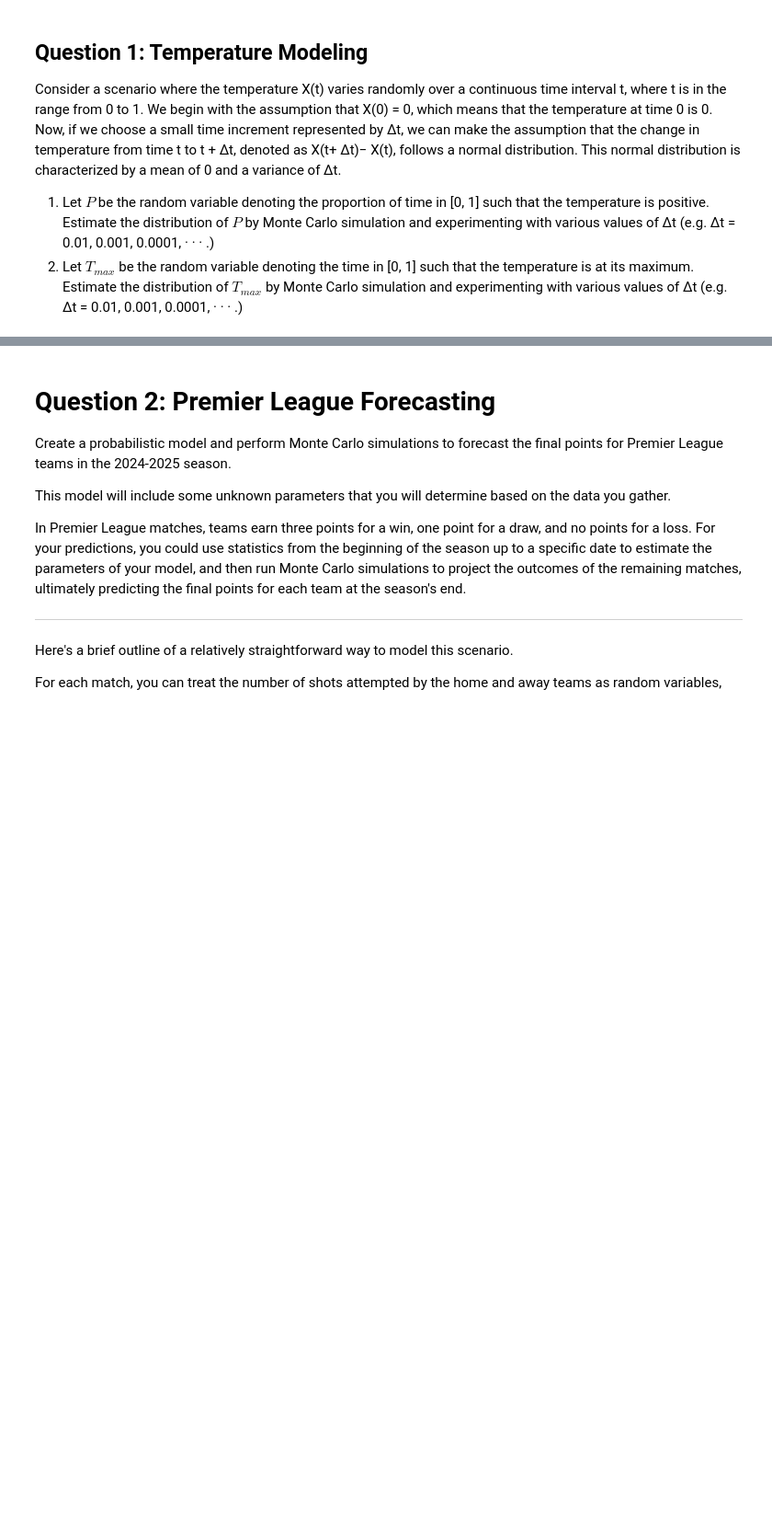
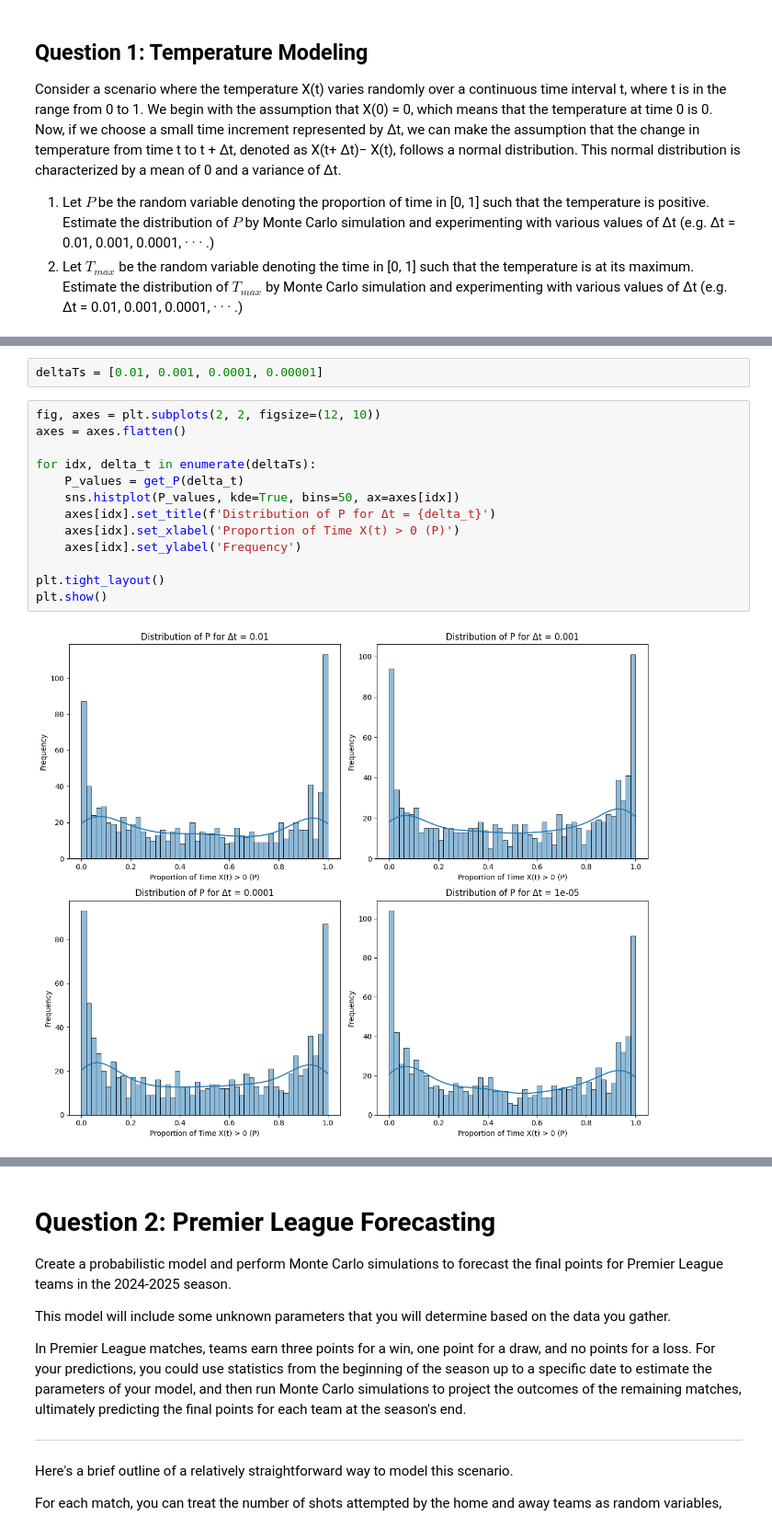
Before and after one commit to ZichengLiang/JLLA_Probablity, a Jupyter notebook: JLLA.ipynb, the cells around one changed output, grey strips where cells are left out. Shown at 92% size. Drawn from its saved outputs; the diff is of its cells as text; blank space fills up the shorter version.

```diff
--- a/JLLA.ipynb
+++ b/JLLA.ipynb
@@ -24,0 +61,17 @@ Consider a scenario where the temperature X(t) varies randomly over a continuous
+# %%
+deltaTs = [0.01, 0.001, 0.0001, 0.00001]
+# %%
+fig, axes = plt.subplots(2, 2, figsize=(12, 10))
+axes = axes.flatten()
+
+for idx, delta_t in enumerate(deltaTs):
+    P_values = get_P(delta_t)
+    sns.histplot(P_values, kde=True, bins=50, ax=axes[idx])
+    axes[idx].set_title(f'Distribution of P for Δt = {delta_t}')
+    axes[idx].set_xlabel('Proportion of Time X(t) > 0 (P)')
+    axes[idx].set_ylabel('Frequency')
+
+plt.tight_layout()
+plt.show()
+# %% [output]
+[figure, added]
```
Also changed, not shown: parts of 9 cells of this notebook.
